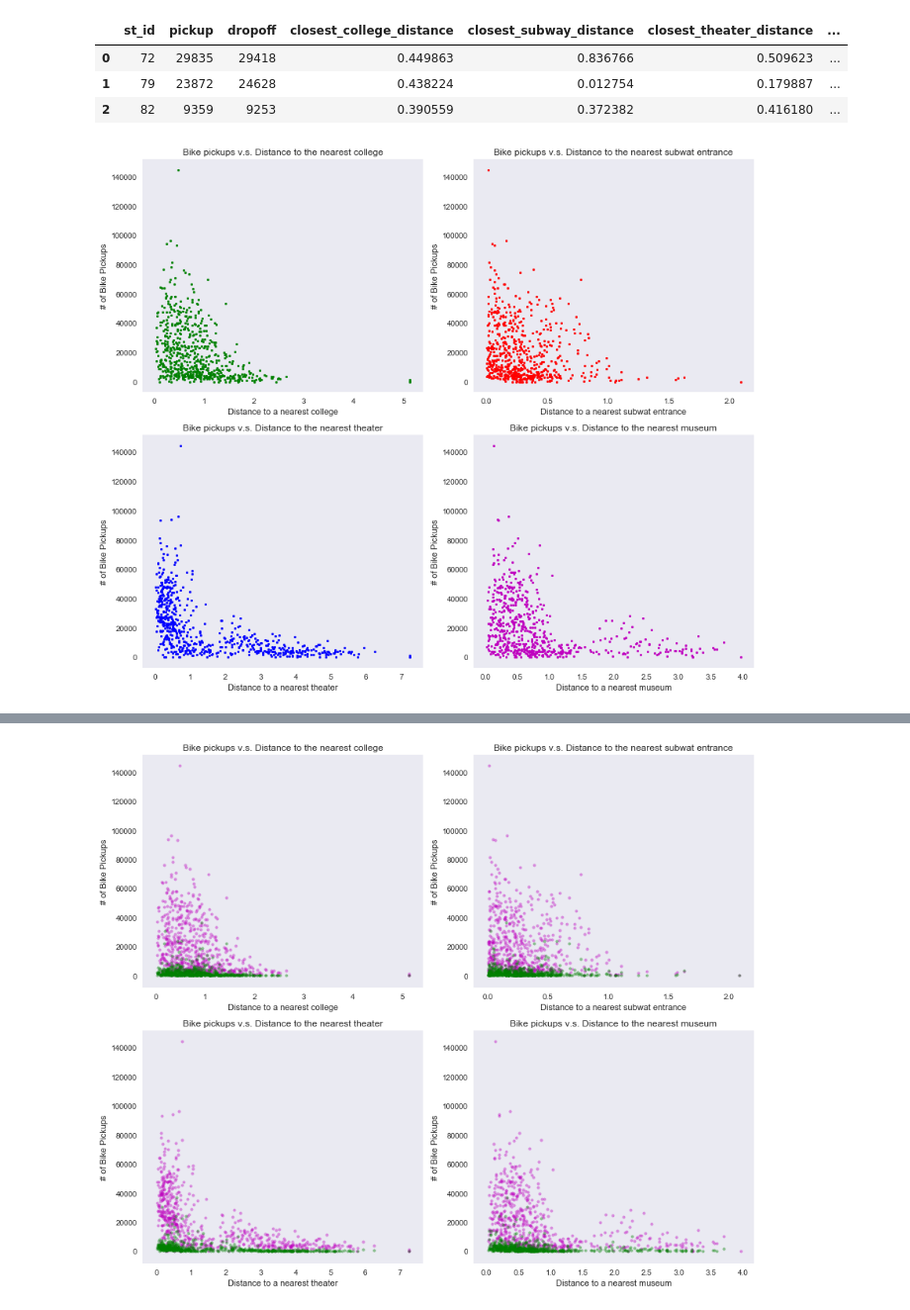
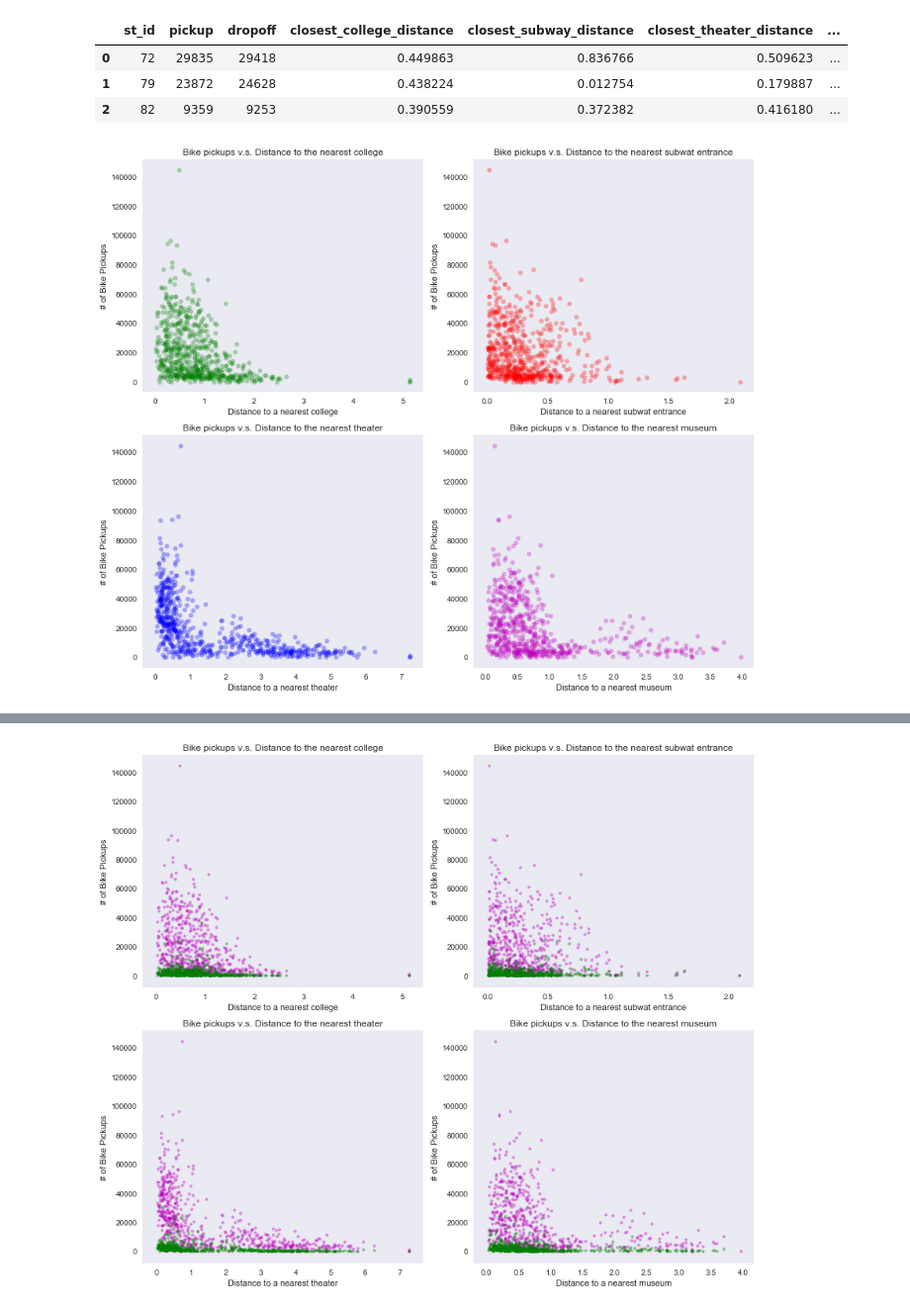
Before and after one commit to TangoJP/springboard, a Jupyter notebook: citibike_analysis3.ipynb, the cells around one changed output, grey strips where cells are left out. Shown at 99% size. Cells and saved outputs as stored; diff of their text form; code cells hidden in the pictures.

```diff
--- a/citibike_analysis3.ipynb
+++ b/citibike_analysis3.ipynb
@@ -76,30 +76,30 @@ subs_st_counts = subs_st_counts.drop(subs_st_counts.index[475])
 # %%
 # Scatter plot pickups against distances from colleges, subways, theaters, and museums for subscribers
 fig, ((ax1, ax2), (ax3, ax4)) = plt.subplots(2, 2, figsize=(12, 10))
-ax1.scatter(subs_st_counts.closest_college_distance, subs_st_counts.pickup, s=8, color='g')
+ax1.scatter(subs_st_counts.closest_college_distance, subs_st_counts.pickup, s=30, color='g', alpha=0.3)
 ax1.set_title('Bike pickups v.s. Distance to the nearest college')
 ax1.set_xlabel('Distance to a nearest college')
 ax1.set_ylabel('# of Bike Pickups')
 ax1.grid(False)
 
-ax2.scatter(subs_st_counts.closest_subway_distance, subs_st_counts.pickup, s=8, color='r')
+ax2.scatter(subs_st_counts.closest_subway_distance, subs_st_counts.pickup, s=30, color='r', alpha=0.3)
 ax2.set_title('Bike pickups v.s. Distance to the nearest subwat entrance')
 ax2.set_xlabel('Distance to a nearest subwat entrance')
 ax2.set_ylabel('# of Bike Pickups')
 ax2.grid(False)
 
-ax3.scatter(subs_st_counts.closest_theater_distance, subs_st_counts.pickup, s=8, color='b')
+ax3.scatter(subs_st_counts.closest_theater_distance, subs_st_counts.pickup, s=30, color='b', alpha=0.3)
 ax3.set_title('Bike pickups v.s. Distance to the nearest theater')
 ax3.set_xlabel('Distance to a nearest theater')
 ax3.set_ylabel('# of Bike Pickups')
 ax3.grid(False)
 
-ax4.scatter(subs_st_counts.closest_museum_distance, subs_st_counts.pickup, s=8, color='m')
+ax4.scatter(subs_st_counts.closest_museum_distance, subs_st_counts.pickup, s=30, color='m', alpha=0.3)
 ax4.set_title('Bike pickups v.s. Distance to the nearest museum')
 ax4.set_xlabel('Distance to a nearest museum')
 ax4.set_ylabel('# of Bike Pickups')
 ax4.grid(False)
 
 plt.tight_layout()
 # %% [output]
-[figure, old version]
+[figure, new version]
```
Also changed, not shown: parts of 18 cells of this notebook, 2 other files.
